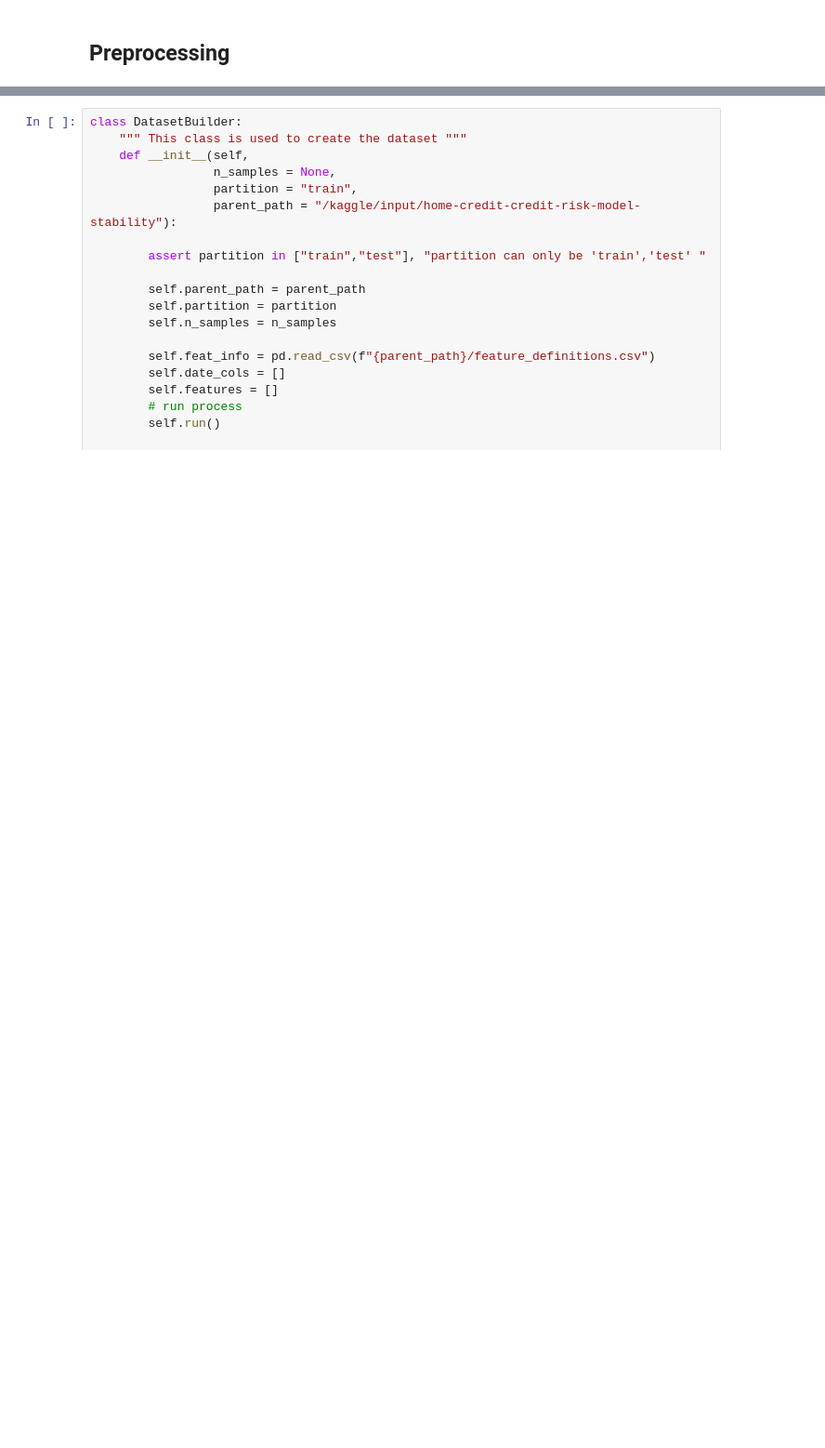
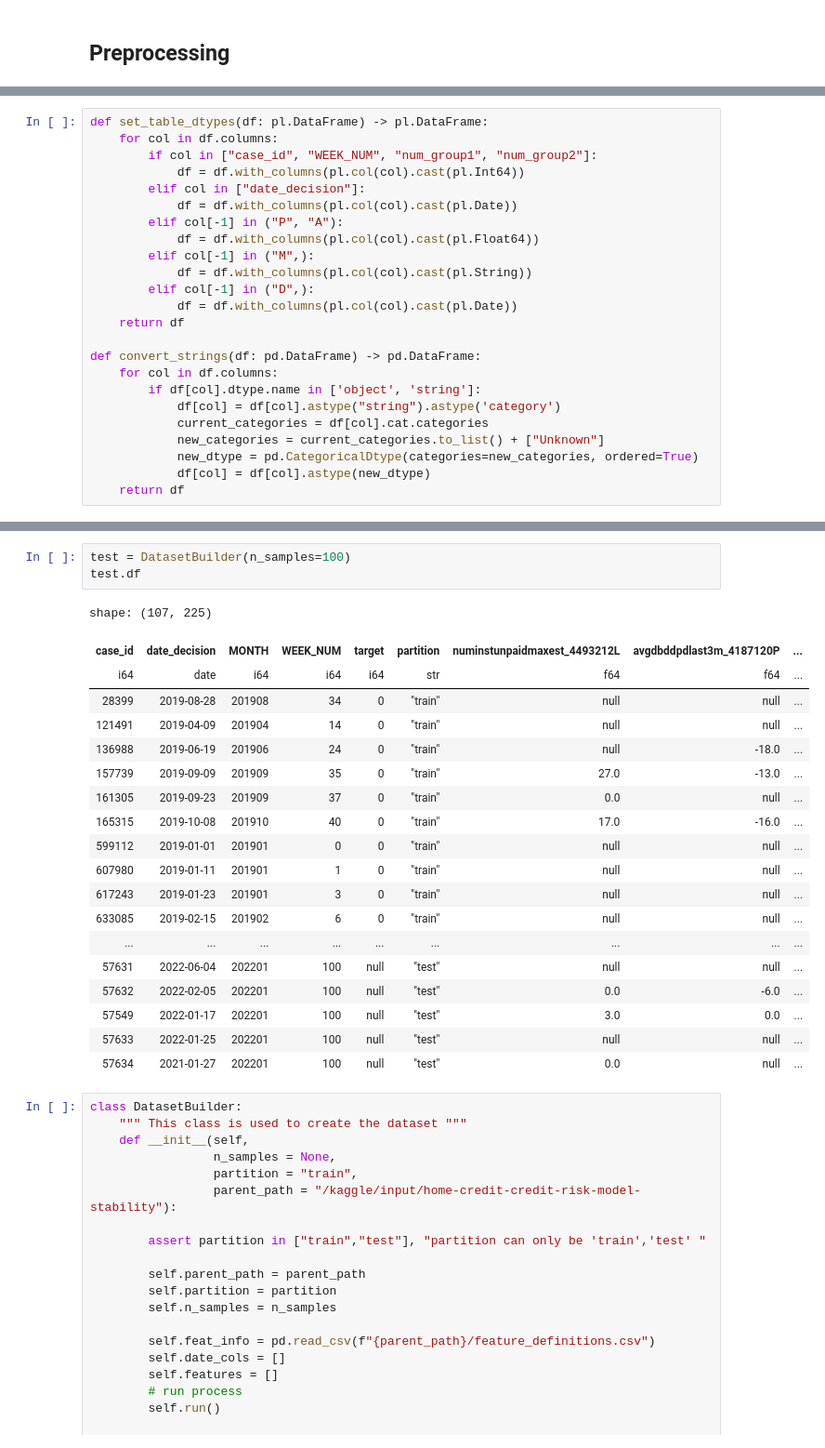
Before and after one commit to grichland/credit-risk-modeling2024, a Jupyter notebook: Submission.ipynb, the cells around one changed output, grey strips where cells are left out. Shown: that part at 93% size. Drawn from its saved outputs; the diff is of its cells as text; blank space fills up the shorter version.

```diff
--- a/Submission.ipynb
+++ b/Submission.ipynb
@@ -76,3 +15,27 @@ def calculate_woe_iv_numeric(data, feature, target, bins=10):
 * depth=0 - These are static features directly tied to a specific case_id.
 * depth=1 - Each case_id has an associated historical record, indexed by num_group1.
 * depth=2 - Each case_id has an associated historical record, indexed by both num_group1 and num_group2.
+# %%
+def set_table_dtypes(df: pl.DataFrame) -> pl.DataFrame:
+    for col in df.columns:
+        if col in ["case_id", "WEEK_NUM", "num_group1", "num_group2"]:
+            df = df.with_columns(pl.col(col).cast(pl.Int64))
+        elif col in ["date_decision"]:
+            df = df.with_columns(pl.col(col).cast(pl.Date))
+        elif col[-1] in ("P", "A"):
+            df = df.with_columns(pl.col(col).cast(pl.Float64))
+        elif col[-1] in ("M",):
+            df = df.with_columns(pl.col(col).cast(pl.String))
+        elif col[-1] in ("D",):
+            df = df.with_columns(pl.col(col).cast(pl.Date))
+    return df
+
+def convert_strings(df: pd.DataFrame) -> pd.DataFrame:
+    for col in df.columns:
+        if df[col].dtype.name in ['object', 'string']:
+            df[col] = df[col].astype("string").astype('category')
+            current_categories = df[col].cat.categories
+            new_categories = current_categories.to_list() + ["Unknown"]
+            new_dtype = pd.CategoricalDtype(categories=new_categories, ordered=True)
+            df[col] = df[col].astype(new_dtype)
+    return df
@@ -79,3 +114,26 @@ def calculate_woe_iv_numeric(data, feature, target, bins=10):
+# %%
+test = DatasetBuilder(n_samples=100)
+test.df
+# %% [output]
+shape: (107, 225)
+| case_id | date_decision | MONTH | WEEK_NUM | target | partition | numinstunpaidmaxest_4493212L | avgdbddpdlast3m_4187120P | ... |
+| i64 | date | i64 | i64 | i64 | str | f64 | f64 | ... |
+| 28399 | 2019-08-28 | 201908 | 34 | 0 | "train" | null | null | ... |
+| 121491 | 2019-04-09 | 201904 | 14 | 0 | "train" | null | null | ... |
+| 136988 | 2019-06-19 | 201906 | 24 | 0 | "train" | null | -18.0 | ... |
+| 157739 | 2019-09-09 | 201909 | 35 | 0 | "train" | 27.0 | -13.0 | ... |
+| 161305 | 2019-09-23 | 201909 | 37 | 0 | "train" | 0.0 | null | ... |
+| 165315 | 2019-10-08 | 201910 | 40 | 0 | "train" | 17.0 | -16.0 | ... |
+| 599112 | 2019-01-01 | 201901 | 0 | 0 | "train" | null | null | ... |
+| 607980 | 2019-01-11 | 201901 | 1 | 0 | "train" | null | null | ... |
+| 617243 | 2019-01-23 | 201901 | 3 | 0 | "train" | null | null | ... |
+| 633085 | 2019-02-15 | 201902 | 6 | 0 | "train" | null | null | ... |
+| ... | ... | ... | ... | ... | ... | ... | ... | ... |
+| 57631 | 2022-06-04 | 202201 | 100 | null | "test" | null | null | ... |
+| 57632 | 2022-02-05 | 202201 | 100 | null | "test" | 0.0 | -6.0 | ... |
+| 57549 | 2022-01-17 | 202201 | 100 | null | "test" | 3.0 | 0.0 | ... |
+| 57633 | 2022-01-25 | 202201 | 100 | null | "test" | null | null | ... |
+| 57634 | 2021-01-27 | 202201 | 100 | null | "test" | 0.0 | null | ... |
 # %%
 class DatasetBuilder:
     """ This class is used to create the dataset """
```
Also changed, not shown: parts of 10 cells of this notebook.
